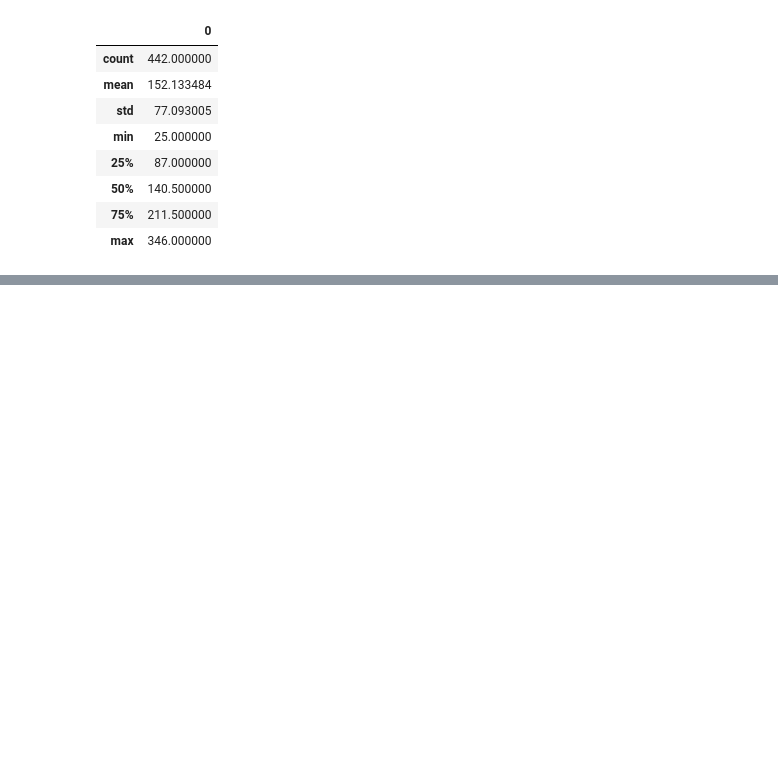
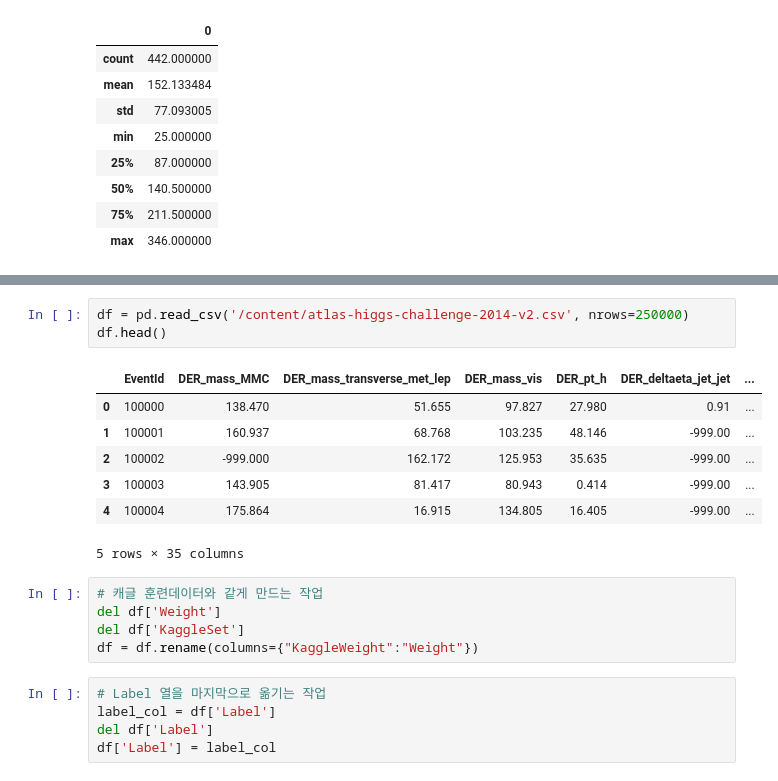
Before and after one commit to mini3713/mini3713, a Jupyter notebook: 머신러닝+딥러닝/XGBoost_05_XGBoost_Unveiled.ipynb, the cells around one changed output, grey strips where cells are left out. Saved outputs shown, nothing was run; the diff lists cells and outputs as text; blank space fills up the shorter version.

```diff
--- a/머신러닝+딥러닝/XGBoost_05_XGBoost_Unveiled.ipynb
+++ b/머신러닝+딥러닝/XGBoost_05_XGBoost_Unveiled.ipynb
@@ -73,0 +79,21 @@ pd.DataFrame(y).describe()
+# %%
+df = pd.read_csv('/content/atlas-higgs-challenge-2014-v2.csv', nrows=250000)
+df.head()
+# %% [output]
+|  | EventId | DER_mass_MMC | DER_mass_transverse_met_lep | DER_mass_vis | DER_pt_h | DER_deltaeta_jet_jet | ... |
+| 0 | 100000 | 138.470 | 51.655 | 97.827 | 27.980 | 0.91 | ... |
+| 1 | 100001 | 160.937 | 68.768 | 103.235 | 48.146 | -999.00 | ... |
+| 2 | 100002 | -999.000 | 162.172 | 125.953 | 35.635 | -999.00 | ... |
+| 3 | 100003 | 143.905 | 81.417 | 80.943 | 0.414 | -999.00 | ... |
+| 4 | 100004 | 175.864 | 16.915 | 134.805 | 16.405 | -999.00 | ... |
+5 rows × 35 columns
+# %%
+# 캐글 훈련데이터와 같게 만드는 작업
+del df['Weight']
+del df['KaggleSet']
+df = df.rename(columns={"KaggleWeight":"Weight"})
+# %%
+# Label 열을 마지막으로 옮기는 작업
+label_col = df['Label']
+del df['Label']
+df['Label'] = label_col
```
Also changed, not shown: parts of 14 cells of this notebook.
